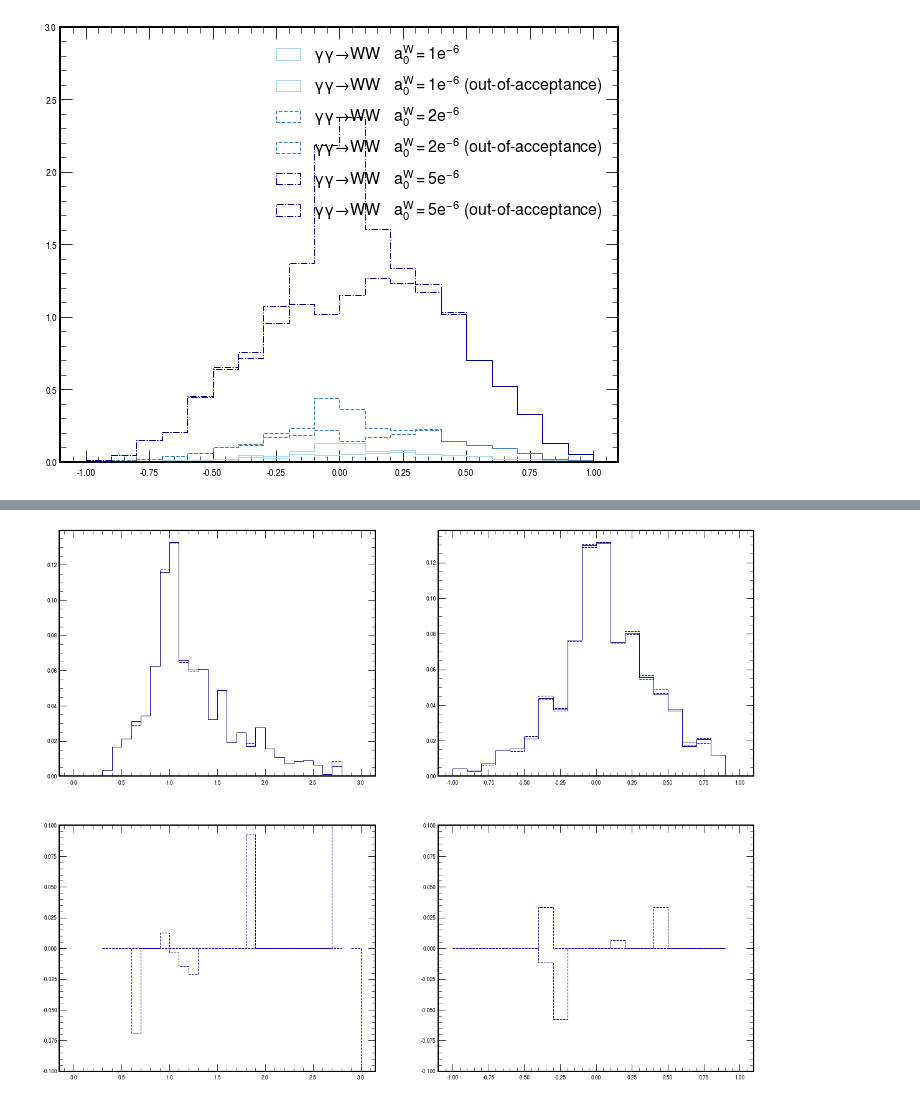
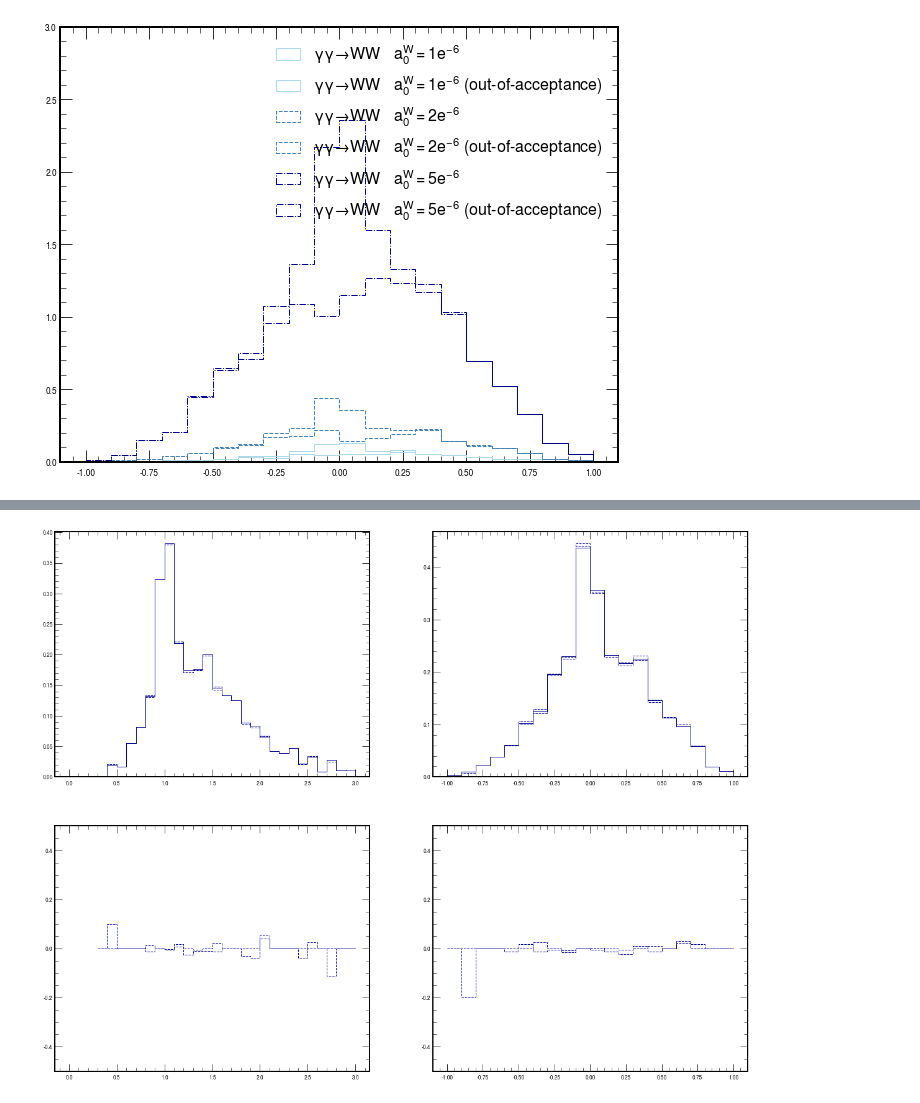
Before and after one commit to miguelgallo/pps-ww-analysis-notebook, a Jupyter notebook: Cut-Based.ipynb, the cells around one changed output, grey strips where cells are left out. Drawn from its saved outputs; the diff is of its cells as text; code cells hidden in the pictures.

```diff
--- a/Cut-Based.ipynb
+++ b/Cut-Based.ipynb
@@ -841,4 +1068,4 @@ for label_ in labels_signals:
 # %%
-label_ = "GGToWW-AQGC-A0W1e-6"
+label_ = "GGToWW-AQGC-A0W2e-6"
 # df_signals_protons_multiRP_sig_plus_mix_2protons_sig[ label_ ]
 df_signals_protons_multiRP_sig_plus_mix_2protons_sig[ label_ ][ [ 'run_mc', 'period', 'arm', 'random', 'crossingAngle', 'crossingAngle_rnd', 'eff_proton_all' ] ]
@@ -1079,0 +1387,6 @@ print ( selections_signals )
+# %%
+label_ = "GGToWW-AQGC-A0W2e-6"
+
+fig = plt.figure( figsize=(10,8) )
+
+plt.hist( df_signals_protons_multiRP_events[ label_ ].loc[ :, "jet0_pt_nom" ], histtype='step', color="darkblue", linestyle="-", bins=100, range=( 0., 1000. ) )
@@ -1484,7 +1818,7 @@ Length: 3337, dtype: float64}}
 #     weights_out_acceptance_misreconstructed_concat[ label_ ] = pd.concat( weights_out_acceptance_misreconstructed[ label_ ] )
 #     print ( weights_out_acceptance_misreconstructed_concat[ label_ ] )
 # %%
-label_ = "GGToWW-AQGC-A0W1e-6"
+label_ = "GGToWW-AQGC-A0W2e-6"
 df_signals_protons_multiRP_sig_plus_mix_2protons_selected_events[ label_ ][ "_nom" ]
 # %% [output]
 |  |  |  |  | MWW_jes_dw | MWW_jes_up | MWW_nom | WLeptonicE_nom | WLeptonicEta | ... |
@@ -1624,7 +1958,7 @@ plt.ylim( (0.,3.) )
 (0.0, 3.0)
 [figure]
 # %%
-label_ = "GGToWW-AQGC-A0W1e-6"
+label_ = "GGToWW-AQGC-A0W2e-6"
 
 fig = plt.figure( figsize=(10,8) )
 for key_ in df_signals_protons_multiRP_sig_plus_mix_selected_events_categories[ label_ ]:
@@ -1703,39 +2037,39 @@ var_str__ = {}
 for key_ in variations_:
     var_str__[ key_ ] = key_
 # var_str__[ "_nom" ] = "_nom_nom"
 
 fig, axes = plt.subplots( 2, 2, figsize=(2*10,2*8) )
 
 color_ = "darkblue"
 linestyles_ = [ "-", "--", "--" ]
 for idx_, variation__ in enumerate( variations_ ):
-    arr__ = df_signals_protons_multiRP_sig_plus_mix_2protons_selected_events[ label_ ][ variation__ ][ "R_MWW_MX" + var_str__[ variation__ ] ]
-    weights__ = weights_sig_plus_mix_2protons[ label_ ][ var_weights__ ][ variation__ ]
+    arr__ = df_signals_protons_multiRP_sig_plus_mix_selected_events_categories_concat[ label_ ][ variation__ ][ "R_MWW_MX" + var_str__[ variation__ ] ]
+    weights__ = weights_sig_plus_mix_categories_concat[ label_ ][ "nom" ][ variation__ ]
     counts__, bins__, _ = axes[0,0].hist( arr__, weights=weights__,
                                                  histtype='step', color=color_, linestyle=linestyles_[ idx_ ], label=variation__,
                                                  bins=30, range=(0.,3.) )
     weights_nom__ = None
     if variation__ != "_nom":
-        arr_nom__ = df_signals_protons_multiRP_sig_plus_mix_2protons_selected_events[ label_ ][ "_nom" ][ "R_MWW_MX" + var_str__[ "_nom" ] ]
-        weights_nom__ = weights_sig_plus_mix_2protons[ label_ ][ var_weights__ ][ "_nom" ]
+        arr_nom__ = df_signals_protons_multiRP_sig_plus_mix_selected_events_categories_concat[ label_ ][ "_nom" ][ "R_MWW_MX" + var_str__[ "_nom" ] ]
+        weights_nom__ = weights_sig_plus_mix_categories_concat[ label_ ][ "nom" ][ "_nom" ]
         counts_nom__, bins_nom__ = np.histogram( arr_nom__, weights=weights_nom__, bins=30, range=(0.,3.) )
         bin_centers__ = ( bins__[:-1] + bins__[1:] ) / 2
         axes[1,0].hist( bin_centers__, weights=( ( counts__ - counts_nom__ ) / counts_nom__ ),
                                        histtype='step', color=color_, linestyle=linestyles_[ idx_ ], label=variation__,
                                        bins=30, range=(0.,3.) )
-        axes[1,0].set_ylim( -0.10, 0.10 )
+        axes[1,0].set_ylim( -0.50, 0.50 )
 
-    arr__ = df_signals_protons_multiRP_sig_plus_mix_2protons_selected_events[ label_ ][ variation__ ][ "Diff_YWW_YX" + var_str__[ variation__ ] ]
+    arr__ = df_signals_protons_multiRP_sig_plus_mix_selected_events_categories_concat[ label_ ][ variation__ ][ "Diff_YWW_YX" + var_str__[ variation__ ] ]
     counts__, bins__, _ = axes[0,1].hist( arr__, weights=weights__,
                                                  histtype='step', color=color_, linestyle=linestyles_[ idx_ ], label=variation__,
                                                  bins=20, range=(-1.,1.) )
     if variation__ != "_nom":
-        arr_nom__ = df_signals_protons_multiRP_sig_plus_mix_2protons_selected_events[ label_ ][ "_nom" ][ "Diff_YWW_YX" + var_str__[ variation__ ] ]
+        arr_nom__ = df_signals_protons_multiRP_sig_plus_mix_selected_events_categories_concat[ label_ ][ "_nom" ][ "Diff_YWW_YX" + var_str__[ variation__ ] ]
         counts_nom__, bins_nom__ = np.histogram( arr_nom__, weights=weights_nom__, bins=20, range=(-1.,1.) )
         bin_centers__ = ( bins__[:-1] + bins__[1:] ) / 2
         axes[1,1].hist( bin_centers__, weights=( ( counts__ - counts_nom__ ) / counts_nom__ ),
                                        histtype='step', color=color_, linestyle=linestyles_[ idx_ ], label=variation__,
                                        bins=20, range=(-1.,1.) )
-        axes[1,1].set_ylim( -0.10, 0.10 )
+        axes[1,1].set_ylim( -0.50, 0.50 )
 # %% [output]
-[figure, old version]
+[figure, new version]
```
Also changed, not shown: parts of 48 cells of this notebook, 3 other files.
